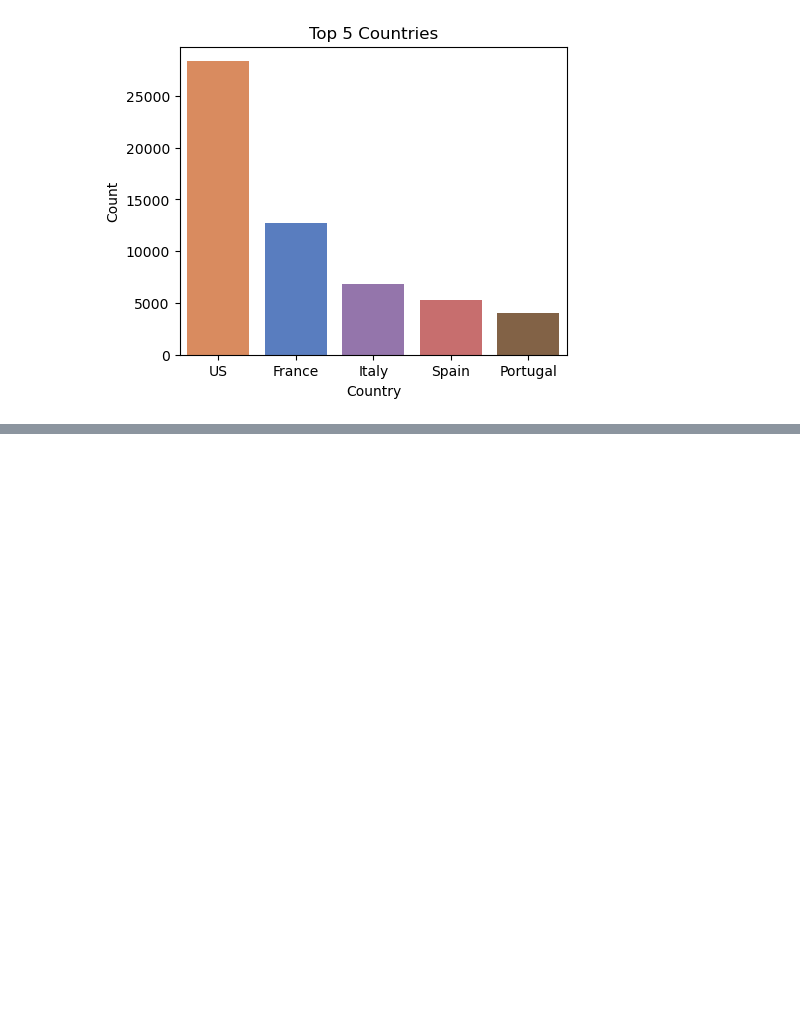
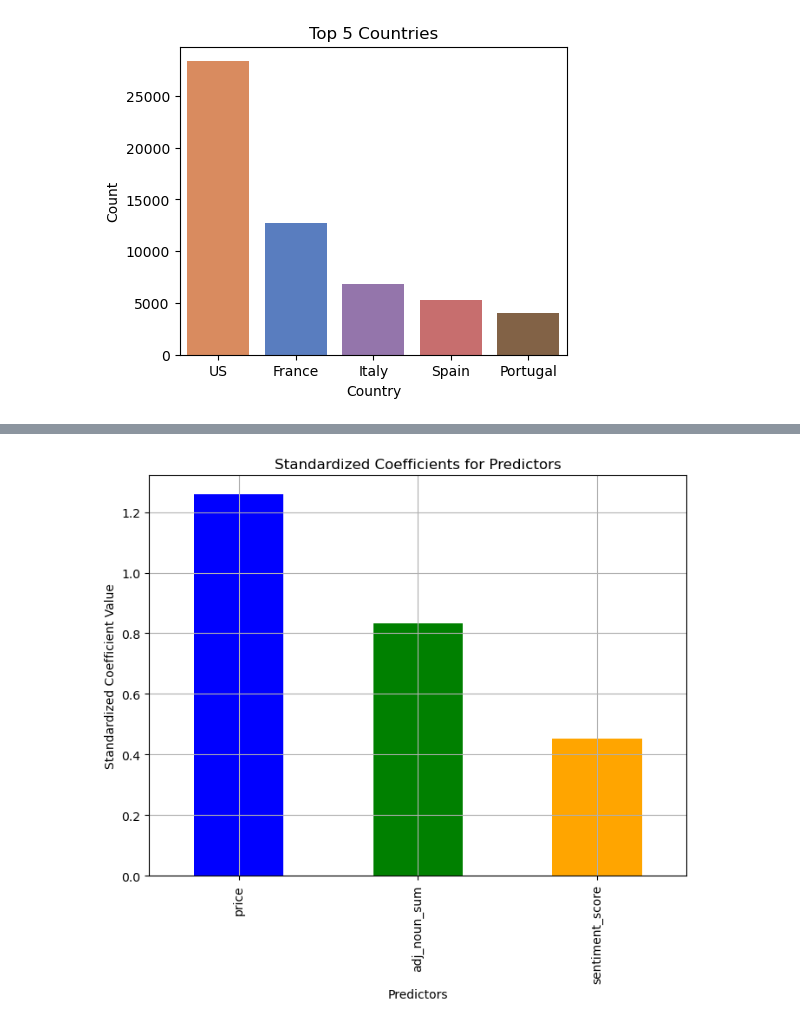
Before and after one commit to annelisesaive/Wine_tasting_KG, a Jupyter notebook: code/Exploratory_data_analyses.ipynb, the cells around one changed output, grey strips where cells are left out. Saved outputs shown, nothing was run; the diff lists cells and outputs as text; code cells hidden in the pictures; blank space fills up the shorter version.

Commit message:
Richness and Sentiment
First attempt of testing sentiment using Textblob and richness of descriptions (adj + nouns)

```diff
--- a/code/Exploratory_data_analyses.ipynb
+++ b/code/Exploratory_data_analyses.ipynb
@@ -550,0 +563,99 @@ Best Breakpoint for Descriptive Richness vs. Price: 32.0
+# %%
+import pandas as pd
+import numpy as np
+import statsmodels.api as sm
+from sklearn.preprocessing import StandardScaler
+import matplotlib.pyplot as plt
+import seaborn as sns
+
+# Load the dataset
+file_path = '/Users/annelise/Documents/GitHub/Wine_tasting_KG/data_kaggle/'
+wine_data = pd.read_csv(file_path + 'cleaned_wine_data_price_max=50_desc=cleaned.csv')
+
+# Compute adj_noun_sum as the sum of num_adjectives and num_nouns
+wine_data['adj_noun_sum'] = wine_data['num_adjectives'] + wine_data['num_nouns']
+
+# Compute sentiment score for each wine description using TextBlob
+wine_data['sentiment_score'] = wine_data['processed_description'].apply(lambda x: TextBlob(x).sentiment.polarity)
+
+# Function to remove outliers based on IQR
+def remove_outliers(df, columns):
+    for col in columns:
+        Q1 = df[col].quantile(0.25)
+        Q3 = df[col].quantile(0.75)
+        IQR = Q3 - Q1
+        df = df[(df[col] >= (Q1 - 1.5 * IQR)) & (df[col] <= (Q3 + 1.5 * IQR))]
+    return df
+
+# Remove outliers from the dataset
+columns_to_check = ['price', 'points', 'adj_noun_sum', 'sentiment_score']
+cleaned_wine_data = remove_outliers(wine_data, columns_to_check)
+
+# Prepare the dataset for regression analysis
+X = cleaned_wine_data[['price', 'adj_noun_sum', 'sentiment_score']]
+y = cleaned_wine_data['points']
+
+# Reset the indices of X and y to ensure alignment
+X = X.reset_index(drop=True)
+y = y.reset_index(drop=True)
+
+# Standardize the predictor variables
+scaler = StandardScaler()
+X_standardized = pd.DataFrame(scaler.fit_transform(X), columns=X.columns)
+
+# Add a constant to the standardized data
+X_standardized = sm.add_constant(X_standardized)
+
+# Fit the multiple linear regression model using standardized variables
+standardized_model = sm.OLS(y, X_standardized).fit()
+print("Standardized Model Summary:\n", standardized_model.summary())
+
+# Extract standardized coefficients
+standardized_coefficients = standardized_model.params[1:]  # Exclude the intercept (`const`)
+print("\nStandardized Coefficients:\n", standardized_coefficients)
+
+# **Plotting Standardized Coefficients**
+plt.figure(figsize=(8, 6))
+standardized_coefficients.plot(kind='bar', color=['blue', 'green', 'orange'])
+plt.title("Standardized Coefficients for Predictors")
+plt.xlabel("Predictors")
+plt.ylabel("Standardized Coefficient Value")
+plt.grid(True)
+plt.show()
+
+# **R-squared Analysis**
+# Calculate R-squared for different models by dropping variables
+
+# Model with all variables
+adj_r_squared_all = standardized_model.rsquared_adj
+
+# Model without Descriptive Richness
+model_without_adj_noun = sm.OLS(y, X_standardized.drop(columns=['adj_noun_sum'])).fit()
+adj_r_squared_without_adj_noun = model_without_adj_noun.rsquared_adj
+
+# Model without Sentiment
+model_without_sentiment = sm.OLS(y, X_standardized.drop(columns=['sentiment_score'])).fit()
+adj_r_squared_without_sentiment = model_without_sentiment.rsquared_adj
+
+# Model without Price
+model_without_price = sm.OLS(y, X_standardized.drop(columns=['price'])).fit()
+adj_r_squared_without_price = model_without_price.rsquared_adj
+
+# Store R-squared values in a DataFrame
+r_squared_df = pd.DataFrame({
+    'Model': ['All Variables', 'Without Descriptive Richness', 'Without Sentiment', 'Without Price'],
+    'Adjusted R-squared': [adj_r_squared_all, adj_r_squared_without_adj_noun, adj_r_squared_without_sentiment, adj_r_squared_without_price]
+})
+
+print("\nR-squared Values for Different Models:\n", r_squared_df)
+
+# **Plot R-squared Values**
+plt.figure(figsize=(10, 6))
+sns.barplot(x='Model', y='Adjusted R-squared', data=r_squared_df, palette='viridis')
+plt.title("Adjusted R-squared Comparison Across Models")
+plt.xlabel("Model Variants")
+plt.ylabel("Adjusted R-squared")
+plt.ylim(0, 0.5)  # Set limit to highlight the differences
+plt.grid(True)
+plt.show()
+# %% [output]
@@ -550,0 +679 @@ Best Breakpoint for Descriptive Richness vs. Price: 32.0
+[figure, added]
```
Also changed, not shown: parts of 5 cells of this notebook, 2 other files.
